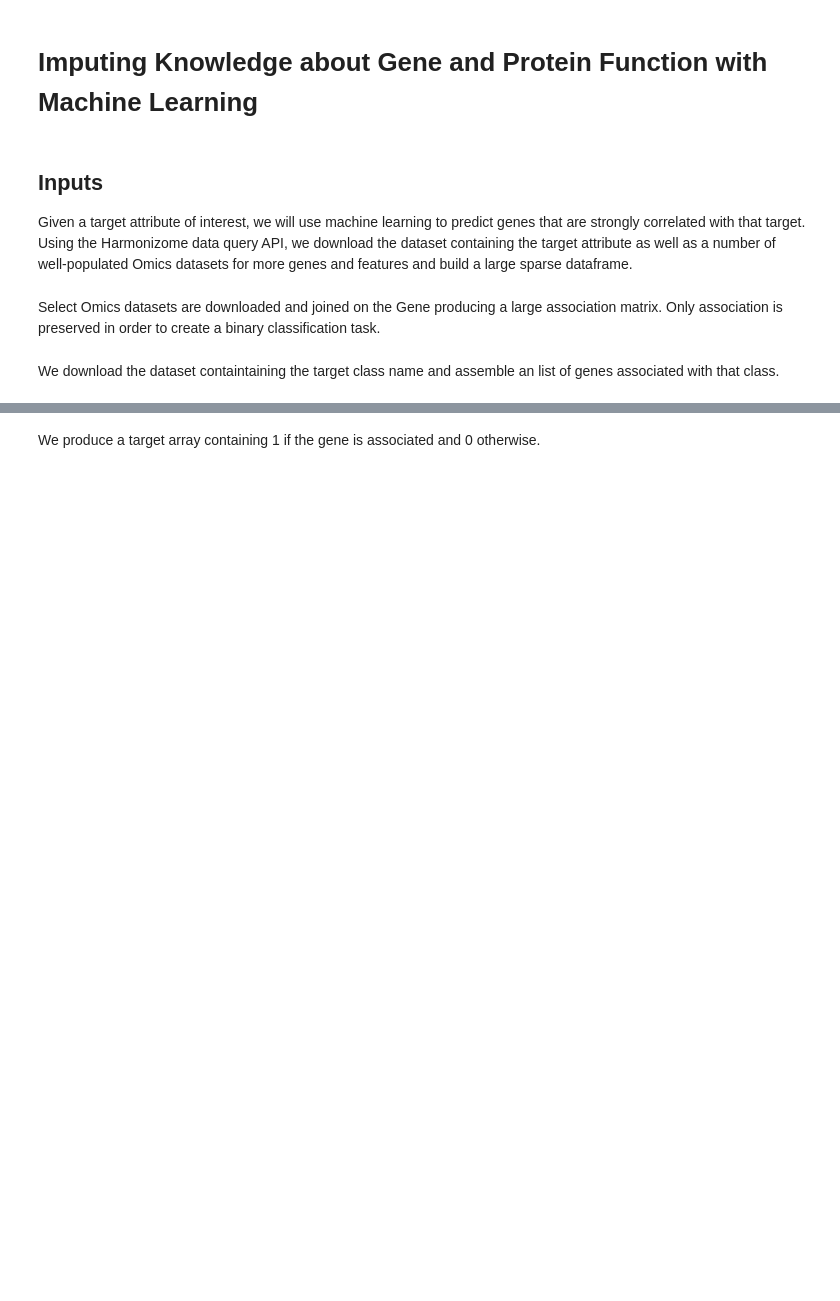
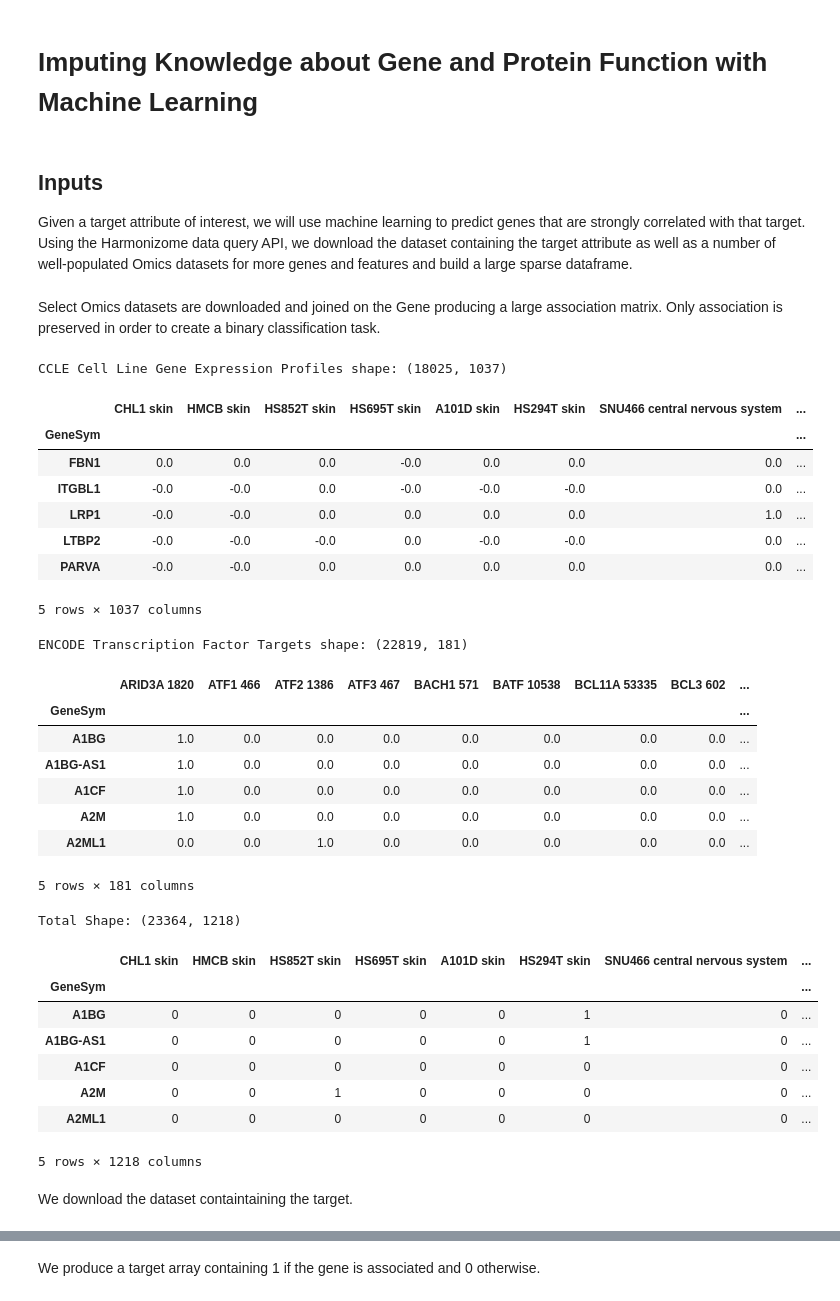
Before and after one commit to MaayanLab/harmonizome-ml, a Jupyter notebook: app/templates/ipynb/primary.ipynb, the cells around one changed output, grey strips where cells are left out. Saved outputs shown, nothing was run; the diff lists cells and outputs as text; code cells hidden in the pictures; blank space fills up the shorter version.

```diff
--- a/app/templates/ipynb/primary.ipynb
+++ b/app/templates/ipynb/primary.ipynb
@@ -41,22 +41,11 @@ from IPython.display import display
 # %%
 # Utility functions
 
-## Early stopping function
-def early_stopping(n_rounds, tol=0.001):
-    def early_stopping_func(i, self, local):
-        rounds = getattr(self, '__rounds', 0)
-        last = getattr(self, '__last', None)
-        current = self.train_score_[i]
-        if last and current and abs(current - last) < tol:
-            rounds += 1
-            if rounds > n_rounds:
-                return True
-        else:
-            rounds = 0
-        setattr(self, '__last', current)
-        setattr(self, '__rounds', rounds)
-        return False
-    return early_stopping_func
+def try_json_loads(s):
+    try:
+        return json.loads(s)
+    except:
+        return ''
 
 ## Create custom "randfloat" that behaves like randint but for floats
 from scipy.stats import uniform, randint
@@ -121,37 +101,68 @@ target_class = "{{ TargetClassSearchField(
 # %% [markdown]
 Select Omics datasets are downloaded and joined on the Gene producing a large association matrix. Only association is preserved in order to create a binary classification task.
 # %%
-# Download attribute datasets from Harmonizome
+%%nbtemplate
+attribute_datasets = {{ attribute_datsets }}
+
 df_attributes = list(Harmonizome.download_df(
     [dataset
      for dataset in attribute_datasets],
     ['gene_attribute_matrix.txt.gz'],
 ))
 for name, df in zip(attribute_datasets, df_attributes):
     df.index.name = json.loads(df.index.name)[0]
     df.index = df.index.map(lambda s: json.loads(s)[0])
+    df.columns = df.columns.map(lambda s: ' '.join(ss for ss in try_json_loads(s) if ss != 'na'))
     print('%s shape:' % (name), df.shape)
     display(df.head())
 
 # Assemble all attribute datasets
 if len(df_attributes) > 1:
     # Obtain merged dataframe with omics and target data
     df = reduce(
         lambda a, b: pd.merge( # Merge two dataframes item by item
             a, # left
             b, # right
             # Items with the same left and right index are merged
             left_index=True,
             right_index=True,
             how='outer', # Keep mis-matched index
         ),
         df_attributes,
     )
 else:
     df = df_attributes[0]
 
-X = df.applymap(lambda f: 1 if f!=1 else 0)
+X = df.applymap(lambda f: 1 if f!=0 else 0)
 print('Total Shape:', X.shape)
 display(X.head())
+# %% [output]
+CCLE Cell Line Gene Expression Profiles shape: (18025, 1037)
+|  | CHL1 skin | HMCB skin | HS852T skin | HS695T skin | A101D skin | HS294T skin | SNU466 central nervous system | ... |
+| GeneSym |  |  |  |  |  |  |  | ... |
+| FBN1 | 0.0 | 0.0 | 0.0 | -0.0 | 0.0 | 0.0 | 0.0 | ... |
+| ITGBL1 | -0.0 | -0.0 | 0.0 | -0.0 | -0.0 | -0.0 | 0.0 | ... |
+| LRP1 | -0.0 | -0.0 | 0.0 | 0.0 | 0.0 | 0.0 | 1.0 | ... |
+| LTBP2 | -0.0 | -0.0 | -0.0 | 0.0 | -0.0 | -0.0 | 0.0 | ... |
+| PARVA | -0.0 | -0.0 | 0.0 | 0.0 | 0.0 | 0.0 | 0.0 | ... |
+5 rows × 1037 columns
+ENCODE Transcription Factor Targets shape: (22819, 181)
+|  | ARID3A 1820 | ATF1 466 | ATF2 1386 | ATF3 467 | BACH1 571 | BATF 10538 | BCL11A 53335 | BCL3 602 | ... |
+| GeneSym |  |  |  |  |  |  |  |  | ... |
+| A1BG | 1.0 | 0.0 | 0.0 | 0.0 | 0.0 | 0.0 | 0.0 | 0.0 | ... |
+| A1BG-AS1 | 1.0 | 0.0 | 0.0 | 0.0 | 0.0 | 0.0 | 0.0 | 0.0 | ... |
+| A1CF | 1.0 | 0.0 | 0.0 | 0.0 | 0.0 | 0.0 | 0.0 | 0.0 | ... |
+| A2M | 1.0 | 0.0 | 0.0 | 0.0 | 0.0 | 0.0 | 0.0 | 0.0 | ... |
+| A2ML1 | 0.0 | 0.0 | 1.0 | 0.0 | 0.0 | 0.0 | 0.0 | 0.0 | ... |
+5 rows × 181 columns
+Total Shape: (23364, 1218)
+|  | CHL1 skin | HMCB skin | HS852T skin | HS695T skin | A101D skin | HS294T skin | SNU466 central nervous system | ... |
+| GeneSym |  |  |  |  |  |  |  | ... |
+| A1BG | 0 | 0 | 0 | 0 | 0 | 1 | 0 | ... |
+| A1BG-AS1 | 0 | 0 | 0 | 0 | 0 | 1 | 0 | ... |
+| A1CF | 0 | 0 | 0 | 0 | 0 | 0 | 0 | ... |
+| A2M | 0 | 0 | 1 | 0 | 0 | 0 | 0 | ... |
+| A2ML1 | 0 | 0 | 0 | 0 | 0 | 0 | 0 | ... |
+5 rows × 1218 columns
 # %% [markdown]
-We download the dataset containtaining the target class name and assemble an list of genes associated with that class.
+We download the dataset containtaining the target.
```
Also changed, not shown: parts of 25 cells of this notebook, 11 other files.
